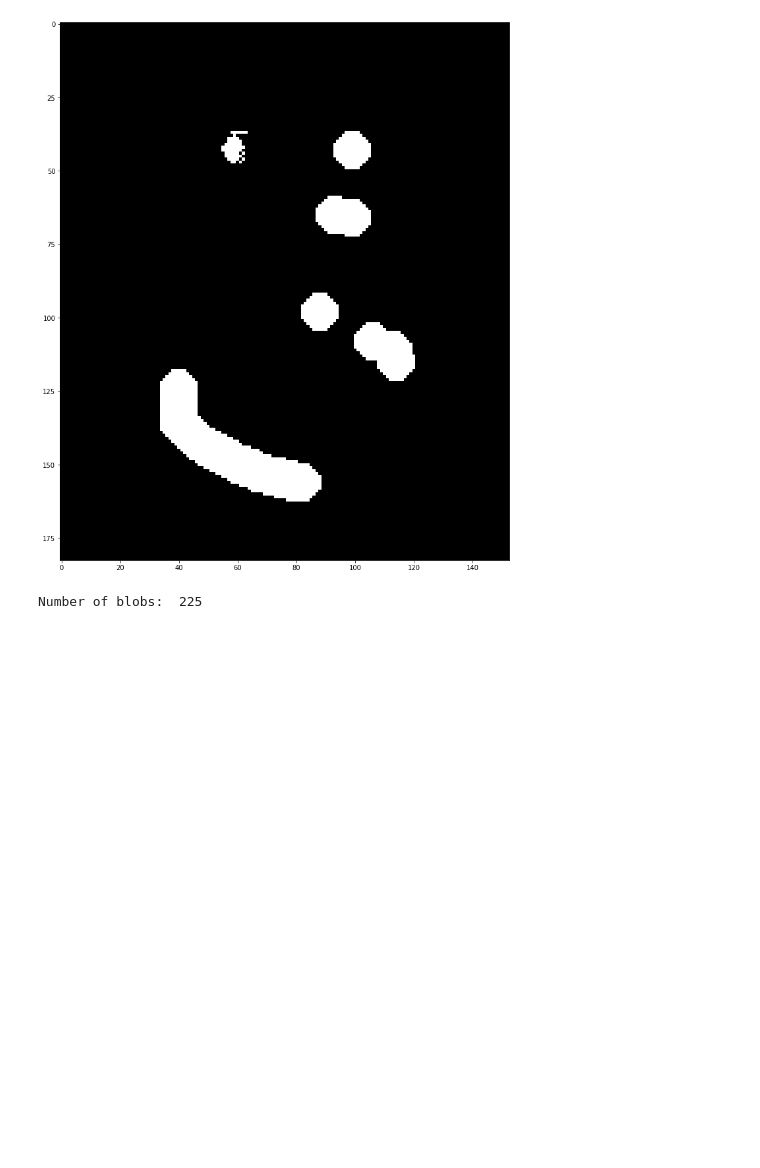
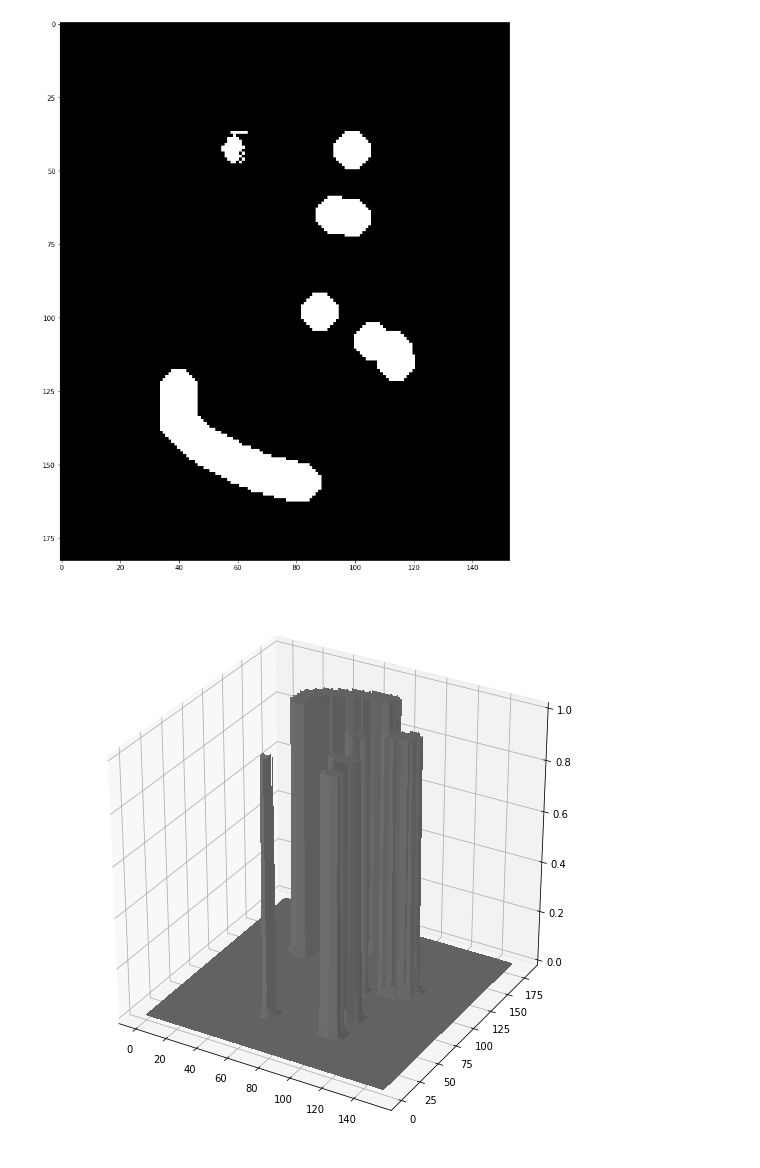
Before and after one commit to filipgrigorov/depth_scaling_experiments, a Jupyter notebook: fake_depth_analysis.ipynb, the cells around one changed output. Cells and saved outputs as stored; diff of their text form; code cells hidden in the pictures; blank space fills up the shorter version.

Commit message:
- Worked out the first part of the blob detection algorithm

```diff
--- a/fake_depth_analysis.ipynb
+++ b/fake_depth_analysis.ipynb
@@ -55,23 +57,29 @@ plt.imshow(mask, cmap='gray')
 # %%
 # Locate blobs
 # A blob is a collection of pixel coordinates
 class point:
     def __init__(self, x, y):
         self.x = x
         self.y = y
 
     @staticmethod
     def find_in(pnts, blobs):
         if len(blobs) == 0:
             return -1
         for i in range(0, len(blobs)):
             blob = blobs[i]
             num_found_pnts = 0
             for pnt in pnts:
                 for ii in range(0, len(blob)):
                     blob_pnt = blob[ii]
                     if blob_pnt.x == pnt.x and blob_pnt.y == pnt.y:
                         return i
         return -1
+
+# 3Dplot
+fig = plt.figure(figsize=(10, 10))
+ax = fig.gca(projection='3d')
+xx, yy = np.meshgrid(range(0, mask.shape[1]), range(0, mask.shape[0]))
+surf = ax.plot_surface(xx, yy, mask, color='gray', linewidth=0, antialiased=False)
 # %% [output]
-Number of blobs:  225
+[figure, added]
```
Also changed, not shown: parts of 6 cells of this notebook.
